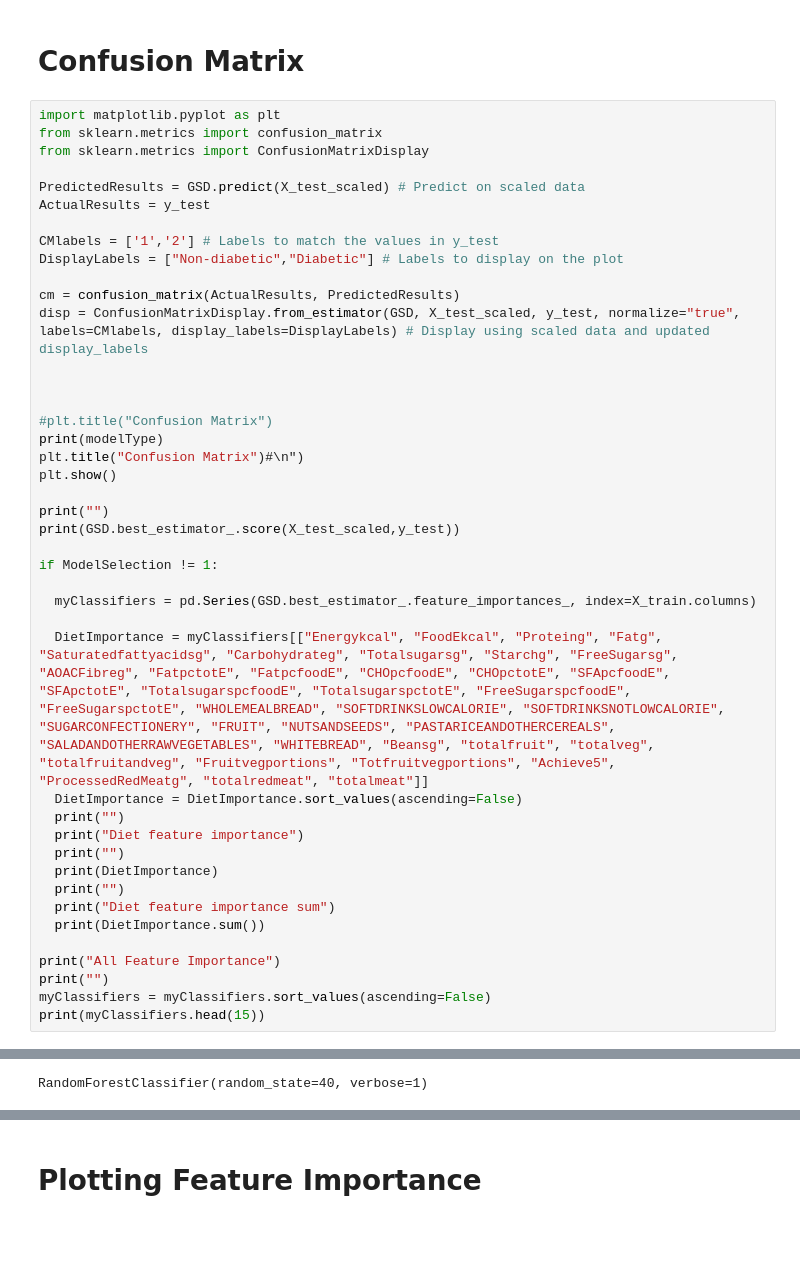
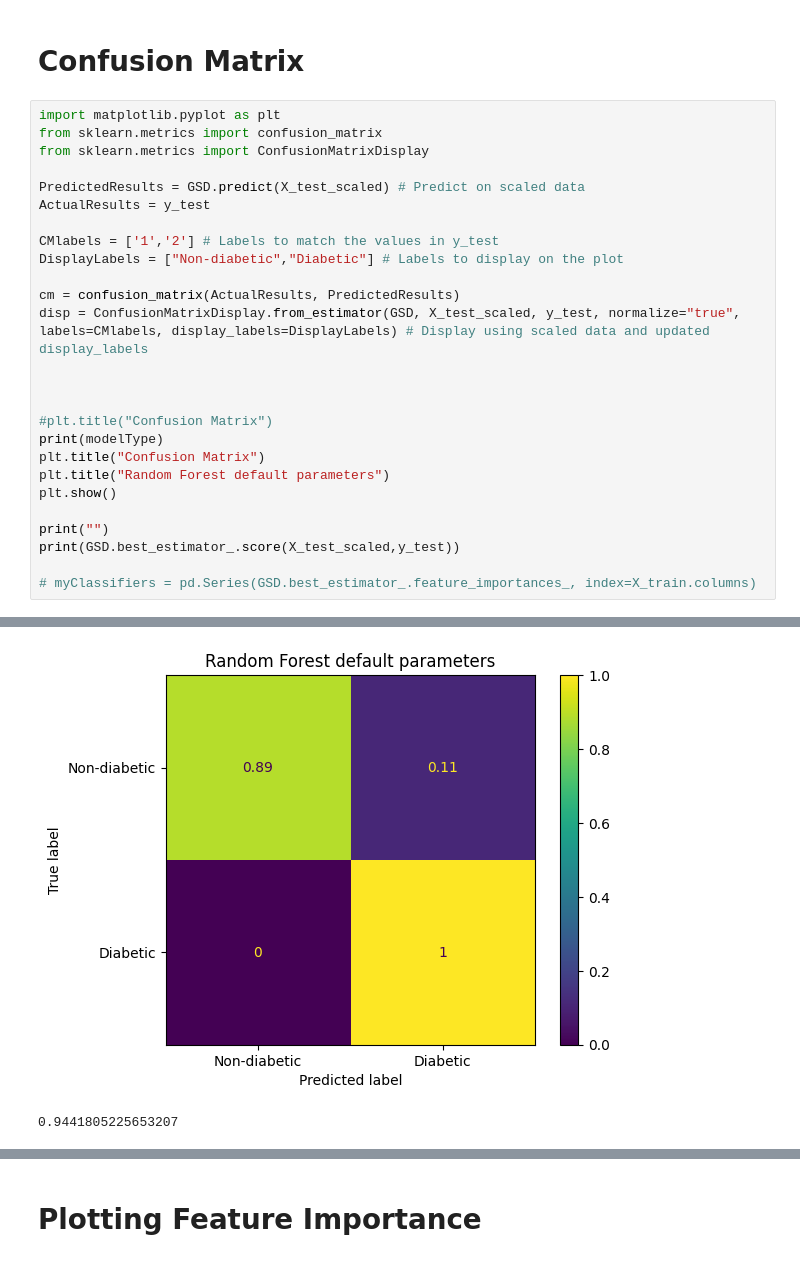
Before and after one commit to LikeMattorSomething/FutureTalentsProjects, a Jupyter notebook: GraceDataMLTests_V2.ipynb, the cells around one changed output, grey strips where cells are left out. Saved outputs shown, nothing was run; the diff lists cells and outputs as text; blank space fills up the shorter version.

```diff
--- a/GraceDataMLTests_V2.ipynb
+++ b/GraceDataMLTests_V2.ipynb
@@ -120,28 +141,12 @@ disp = ConfusionMatrixDisplay.from_estimator(GSD, X_test_scaled, y_test, normali
 
 #plt.title("Confusion Matrix")
 print(modelType)
-plt.title("Confusion Matrix")#\n")
+plt.title("Confusion Matrix")
+plt.title("Random Forest default parameters")
 plt.show()
 
 print("")
 print(GSD.best_estimator_.score(X_test_scaled,y_test))
 
-if ModelSelection != 1:
-
-  myClassifiers = pd.Series(GSD.best_estimator_.feature_importances_, index=X_train.columns)
-
-  DietImportance = myClassifiers[["Energykcal", "FoodEkcal", "Proteing", "Fatg", "Saturatedfattyacidsg", "Carbohydrateg", "Totalsugarsg", "Starchg", "FreeSugarsg", "AOACFibreg", "FatpctotE", "FatpcfoodE", "CHOpcfoodE", "CHOpctotE", "SFApcfoodE", "SFApctotE", "TotalsugarspcfoodE", "TotalsugarspctotE", "FreeSugarspcfoodE", "FreeSugarspctotE", "WHOLEMEALBREAD", "SOFTDRINKSLOWCALORIE", "SOFTDRINKSNOTLOWCALORIE", "SUGARCONFECTIONERY", "FRUIT", "NUTSANDSEEDS", "PASTARICEANDOTHERCEREALS", "SALADANDOTHERRAWVEGETABLES", "WHITEBREAD", "Beansg", "totalfruit", "totalveg", "totalfruitandveg", "Fruitvegportions", "Totfruitvegportions", "Achieve5", "ProcessedRedMeatg", "totalredmeat", "totalmeat"]]
-  DietImportance = DietImportance.sort_values(ascending=False)
-  print("")
-  print("Diet feature importance")
-  print("")
-  print(DietImportance)
-  print("")
-  print("Diet feature importance sum")
-  print(DietImportance.sum())
-
-print("All Feature Importance")
-print("")
-myClassifiers = myClassifiers.sort_values(ascending=False)
-print(myClassifiers.head(15))
+# myClassifiers = pd.Series(GSD.best_estimator_.feature_importances_, index=X_train.columns)
 # %% [output]
@@ -150 +154,2 @@ print(myClassifiers.head(15))
+[figure, new version]
-RandomForestClassifier(random_state=40, verbose=1)
+0.9441805225653207
```
Also changed, not shown: parts of 6 cells of this notebook.
